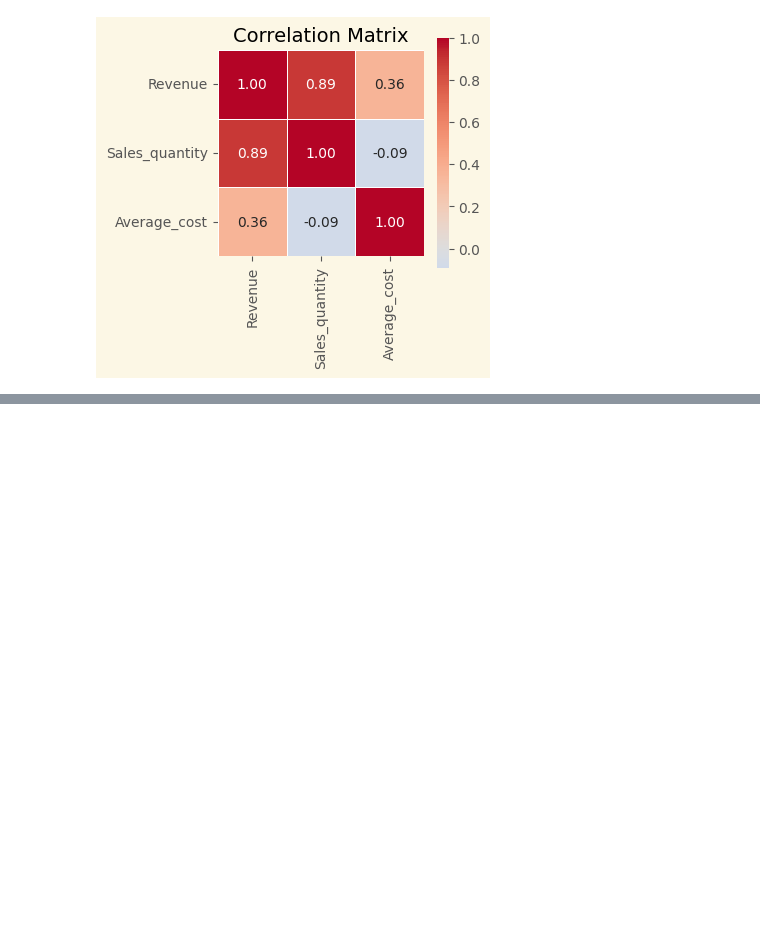
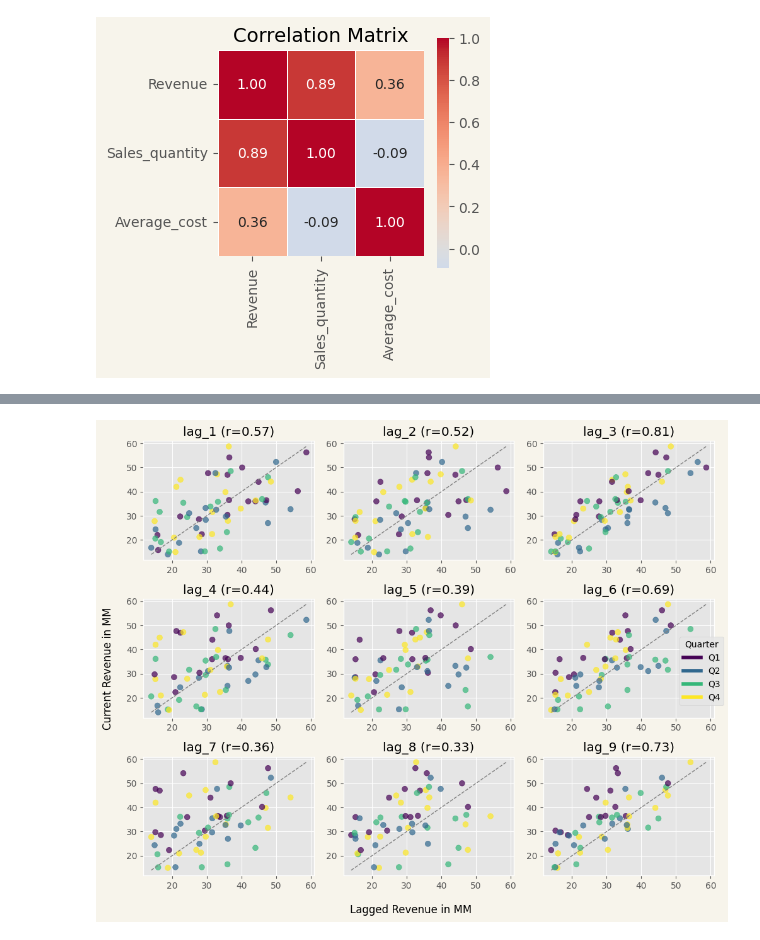
Before and after one commit to PeeteKeesel/kaggle-verse, a Jupyter notebook: time-series-understanding-autocorrelation.ipynb, the cells around one changed output, grey strips where cells are left out. Cells and saved outputs as stored; diff of their text form; code cells hidden in the pictures; blank space fills up the shorter version.

```diff
--- a/time-series-understanding-autocorrelation.ipynb
+++ b/time-series-understanding-autocorrelation.ipynb
@@ -32,7 +33,7 @@ In this notebook we dive into the mathematics autocorrelation, partial autocorre
 # Global Variables & Settings
 # %%
 RANDOM_SEED = 42
-FACECOLOR = '#fcf7e5'
+FACECOLOR = '#f7f4eb'
 
 np.random.seed(RANDOM_SEED)
 # %% [markdown]
@@ -379,0 +385,57 @@ plt.show()
+# %%
+# ----------- #
+# Preparation #
+# ----------- #
+revenue_df = data[['year', 'month', 'Revenue']].copy()
+revenue_df['ds'] = pd.to_datetime(revenue_df['year'].astype(str) + '-' + data['month'].cat.codes.add(1).astype(str) + '-01')
+revenue_df.sort_values('ds', inplace=True)
+revenue_df.reset_index(drop=True, inplace=True)
+revenue_df['Quarter'] = revenue_df['ds'].dt.quarter
+
+revenue_df.rename(columns={'Revenue': 'y'}, inplace=True)
+for lag in range(1, 10):
+    revenue_df[f'lag_{lag}'] = revenue_df['y'].shift(lag)
+
+# Lag columns and axis limits
+lags = [f'lag_{i}' for i in range(1, 10)]
+lims = [
+    np.min([revenue_df[lag].min() for lag in lags] + [revenue_df['y'].min()]),
+    np.max([revenue_df[lag].max() for lag in lags] + [revenue_df['y'].max()]),
+]
+
+# -------- #
+# Plotting #
+# -------- #
+fig, axes = plt.subplots(3, 3, figsize=(10, 8), facecolor=FACECOLOR)
+for ax, lag in zip(axes.flatten(), lags):
+    ax.scatter(
+        revenue_df[lag],
+        revenue_df['y'],
+        c=revenue_df['Quarter'],
+        cmap='viridis',
+        alpha=0.7,
+        s=40,
+    )
+    ax.plot(lims, lims, color='grey', linestyle='--', linewidth=1)
+
+    # Display the Pearson correlation coefficient
+    r = revenue_df[[lag, 'y']].corr().iloc[0, 1]
+    ax.set_title(f"{lag} (r={r:.2f})")
+
+    formatter = FuncFormatter(lambda x, _: f'{x/1e6:.0f}')
+    ax.yaxis.set_major_formatter(formatter)
+    ax.xaxis.set_major_formatter(formatter)
+
+unique_quarters = sorted(revenue_df['Quarter'].dropna().unique())
+colors = plt.cm.viridis(np.linspace(0, 1, len(unique_quarters)))
+handles = [plt.Line2D([0], [0], color=color, lw=4) for color in colors]
+labels = [f"Q{q}" for q in unique_quarters]
+fig.legend(handles, labels, title="Quarter", loc="center right")
+
+fig.supxlabel("Lagged Revenue in MM", y=0.01, fontsize=12)
+fig.supylabel("Current Revenue in MM", x=0.01, fontsize=12)
+
+plt.tight_layout()
+plt.show()
+# %% [output]
+[figure, added]
```
Also changed, not shown: parts of 8 cells of this notebook.
